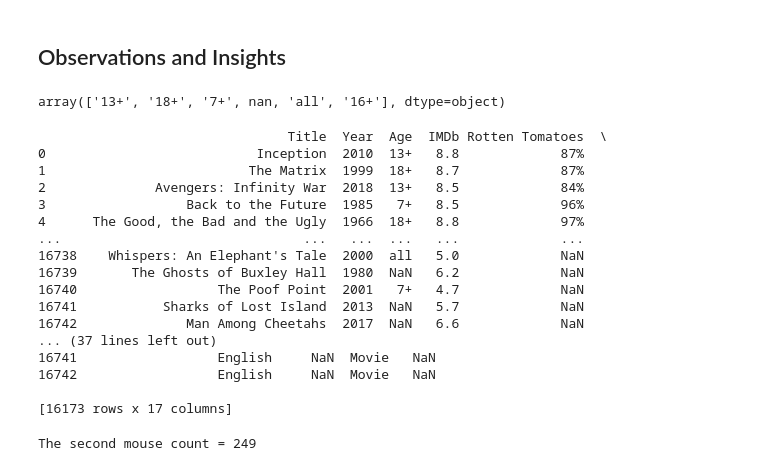
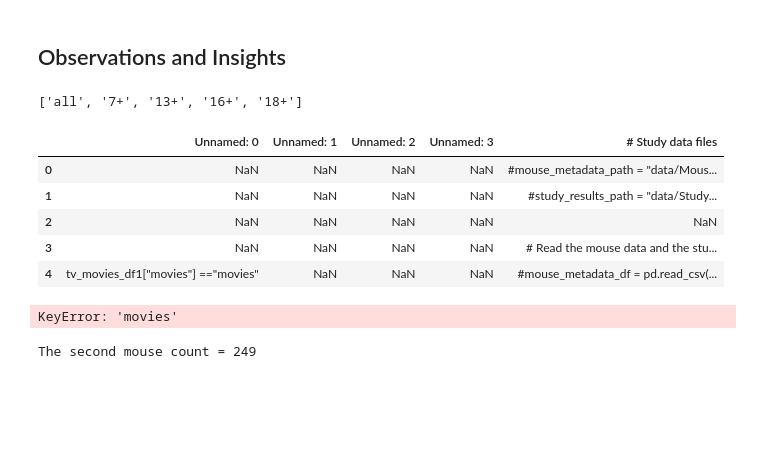
Before and after one commit to jtslater2/old_fashioned, a Jupyter notebook: Scripts/mpaa.ipynb, the cells around one changed output. Drawn from its saved outputs; the diff is of its cells as text; code cells hidden in the pictures; blank space fills up the shorter version.

```diff
--- a/Scripts/mpaa.ipynb
+++ b/Scripts/mpaa.ipynb
@@ -3,59 +3,56 @@
 # %%
 # Dependencies and Setup
 import matplotlib.pyplot as plt
 import pandas as pd
 import scipy.stats as st
 from scipy.stats import linregress
 import os
 import urllib
 import csv
 import glob
 import numpy as np
 
 
 
 #
 tv_movies_df = pd.read_csv("..\Final_Datasets\MergedTVandMovies.csv", dtype='unicode', encoding='utf8' )
 tv_movies_df.head()
 
 
 #combine_df
 tv_movies_df.head()
 tv_movies_df1 =tv_movies_df.drop('Unnamed: 0',axis=1)
 tv_movies_df1.head()
 
-age_sets = tv_movies_df1["Age"].unique()
-age_sets
+#age_sets = tv_movies_df1["Age"].unique()
+#age_sets
+age_sets2 = ['all', '7+', '13+', '16+', '18+']
+print(age_sets2)
+tv_movies_df1.head()
+tv_movies_df.head()
 # %% [output]
-array(['13+', '18+', '7+', nan, 'all', '16+'], dtype=object)
+['all', '7+', '13+', '16+', '18+']
+|  | Unnamed: 0 | Unnamed: 1 | Unnamed: 2 | Unnamed: 3 | # Study data files |
+| 0 | NaN | NaN | NaN | NaN | #mouse_metadata_path = "data/Mous... |
+| 1 | NaN | NaN | NaN | NaN | #study_results_path = "data/Study... |
+| 2 | NaN | NaN | NaN | NaN | NaN |
+| 3 | NaN | NaN | NaN | NaN | # Read the mouse data and the stu... |
+| 4 | tv_movies_df1["movies"] =="movies" | NaN | NaN | NaN | #mouse_metadata_df = pd.read_csv(... |
 # %%
-tv_movies_df1["IMDb"] = tv_movies_df1["IMDb"].astype(float)
+#tv_movies_df1["IMDb"] = tv_movies_df1["IMDb"].astype(float)
 
 test_df = tv_movies_df1.loc[(tv_movies_df1["movies"] =="Movie") &
-                            (tv_movies_df1["IMDb"] >=0)]
+                            (tv_movies_df1["IMDb"] >=0)  ]
+
+                #(tv_movies_df1["IMDb"] !="NaN")]
 
 
 
 
-print (test_df)
+test_df.describe
+print(test_df)
 # %% [output]
-                                Title  Year  Age  IMDb Rotten Tomatoes  \
-0                           Inception  2010  13+   8.8             87%
-1                          The Matrix  1999  18+   8.7             87%
-2              Avengers: Infinity War  2018  13+   8.5             84%
-3                  Back to the Future  1985   7+   8.5             96%
-4      The Good, the Bad and the Ugly  1966  18+   8.8             97%
-...                               ...   ...  ...   ...             ...
-16738    Whispers: An Elephant's Tale  2000  all   5.0             NaN
-16739       The Ghosts of Buxley Hall  1980  NaN   6.2             NaN
-16740                  The Poof Point  2001   7+   4.7             NaN
-16741           Sharks of Lost Island  2013  NaN   5.7             NaN
-16742              Man Among Cheetahs  2017  NaN   6.6             NaN
-... (37 lines left out)
-16741                  English     NaN  Movie   NaN
-16742                  English     NaN  Movie   NaN
-
-[16173 rows x 17 columns]
+KeyError: 'movies'
 # %%
 # Find any duplicate rows with the same Mouse ID's and Timepoints.
 
```
Also changed, not shown: parts of 3 cells of this notebook.
